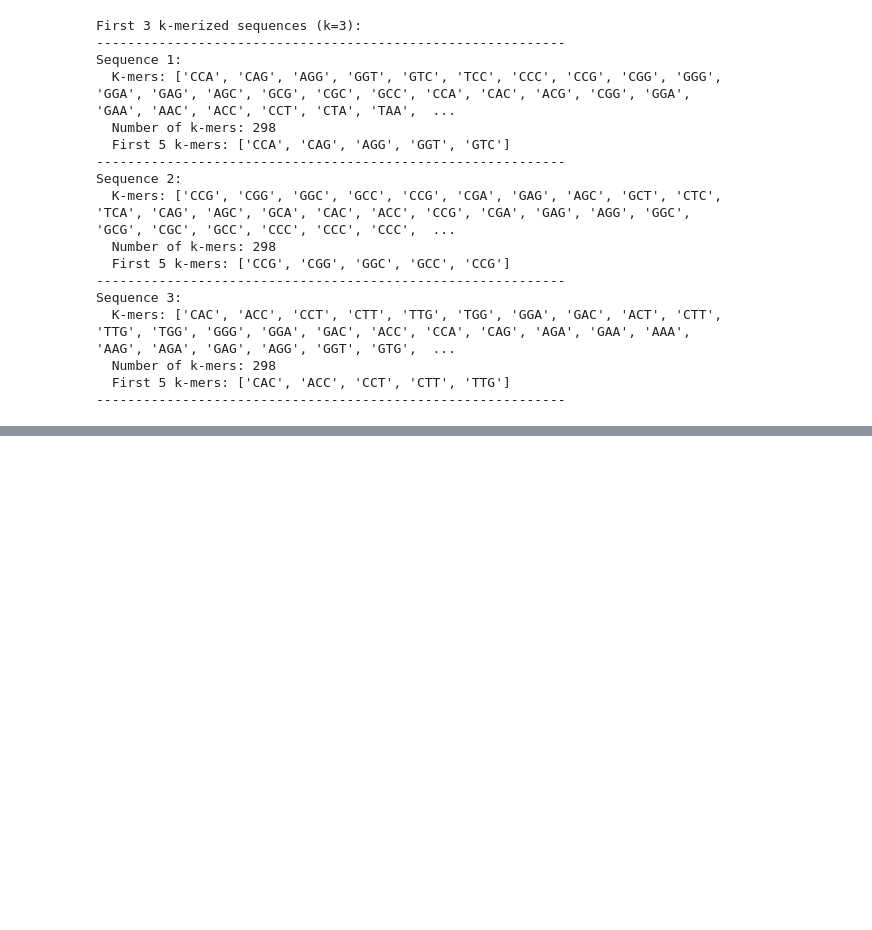
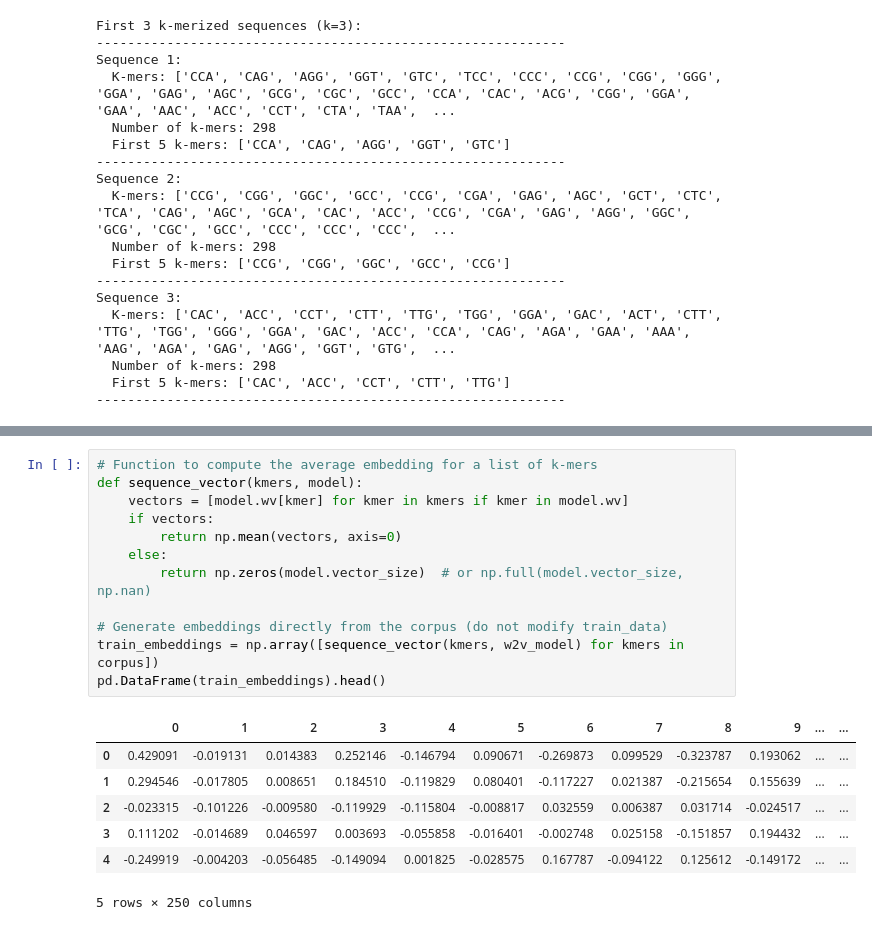
Before and after one commit to fabianagoes/ismb_tutorial8, a Jupyter notebook: tutorial_practical2_1_colab.ipynb, the cells around one changed output, grey strips where cells are left out. Drawn from its saved outputs; the diff is of its cells as text; blank space fills up the shorter version.

```diff
--- a/tutorial_practical2_1_colab.ipynb
+++ b/tutorial_practical2_1_colab.ipynb
@@ -165,0 +177,20 @@ K-mers mais similares a CCA
+# %%
+# Function to compute the average embedding for a list of k-mers
+def sequence_vector(kmers, model):
+    vectors = [model.wv[kmer] for kmer in kmers if kmer in model.wv]
+    if vectors:
+        return np.mean(vectors, axis=0)
+    else:
+        return np.zeros(model.vector_size)  # or np.full(model.vector_size, np.nan)
+
+# Generate embeddings directly from the corpus (do not modify train_data)
+train_embeddings = np.array([sequence_vector(kmers, w2v_model) for kmers in corpus])
+pd.DataFrame(train_embeddings).head()
+# %% [output]
+|  | 0 | 1 | 2 | 3 | 4 | 5 | 6 | 7 | 8 | 9 | ... | ... |
+| 0 | 0.429091 | -0.019131 | 0.014383 | 0.252146 | -0.146794 | 0.090671 | -0.269873 | 0.099529 | -0.323787 | 0.193062 | ... | ... |
+| 1 | 0.294546 | -0.017805 | 0.008651 | 0.184510 | -0.119829 | 0.080401 | -0.117227 | 0.021387 | -0.215654 | 0.155639 | ... | ... |
+| 2 | -0.023315 | -0.101226 | -0.009580 | -0.119929 | -0.115804 | -0.008817 | 0.032559 | 0.006387 | 0.031714 | -0.024517 | ... | ... |
+| 3 | 0.111202 | -0.014689 | 0.046597 | 0.003693 | -0.055858 | -0.016401 | -0.002748 | 0.025158 | -0.151857 | 0.194432 | ... | ... |
+| 4 | -0.249919 | -0.004203 | -0.056485 | -0.149094 | 0.001825 | -0.028575 | 0.167787 | -0.094122 | 0.125612 | -0.149172 | ... | ... |
+5 rows × 250 columns
```
Also changed, not shown: parts of 8 cells of this notebook.
